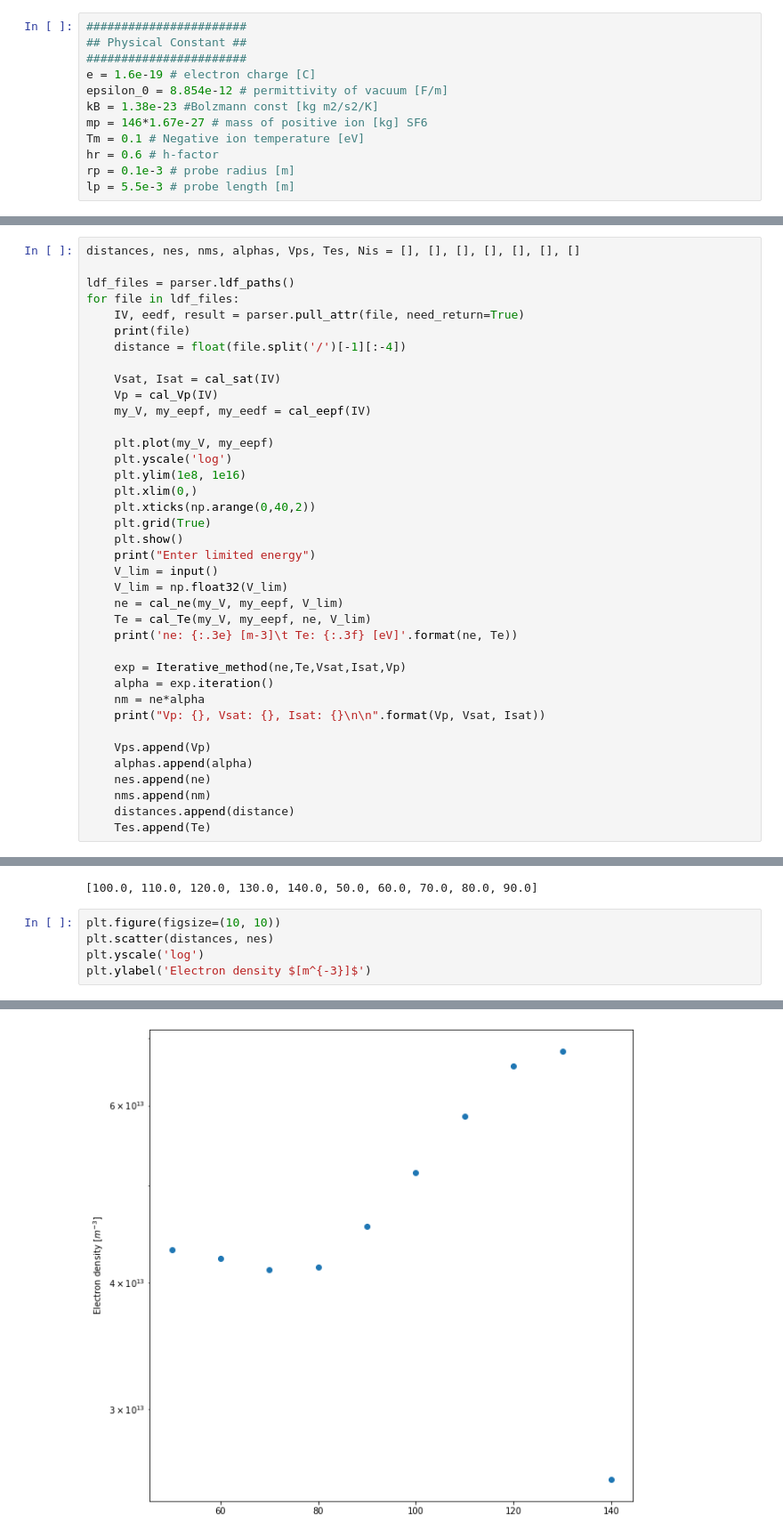
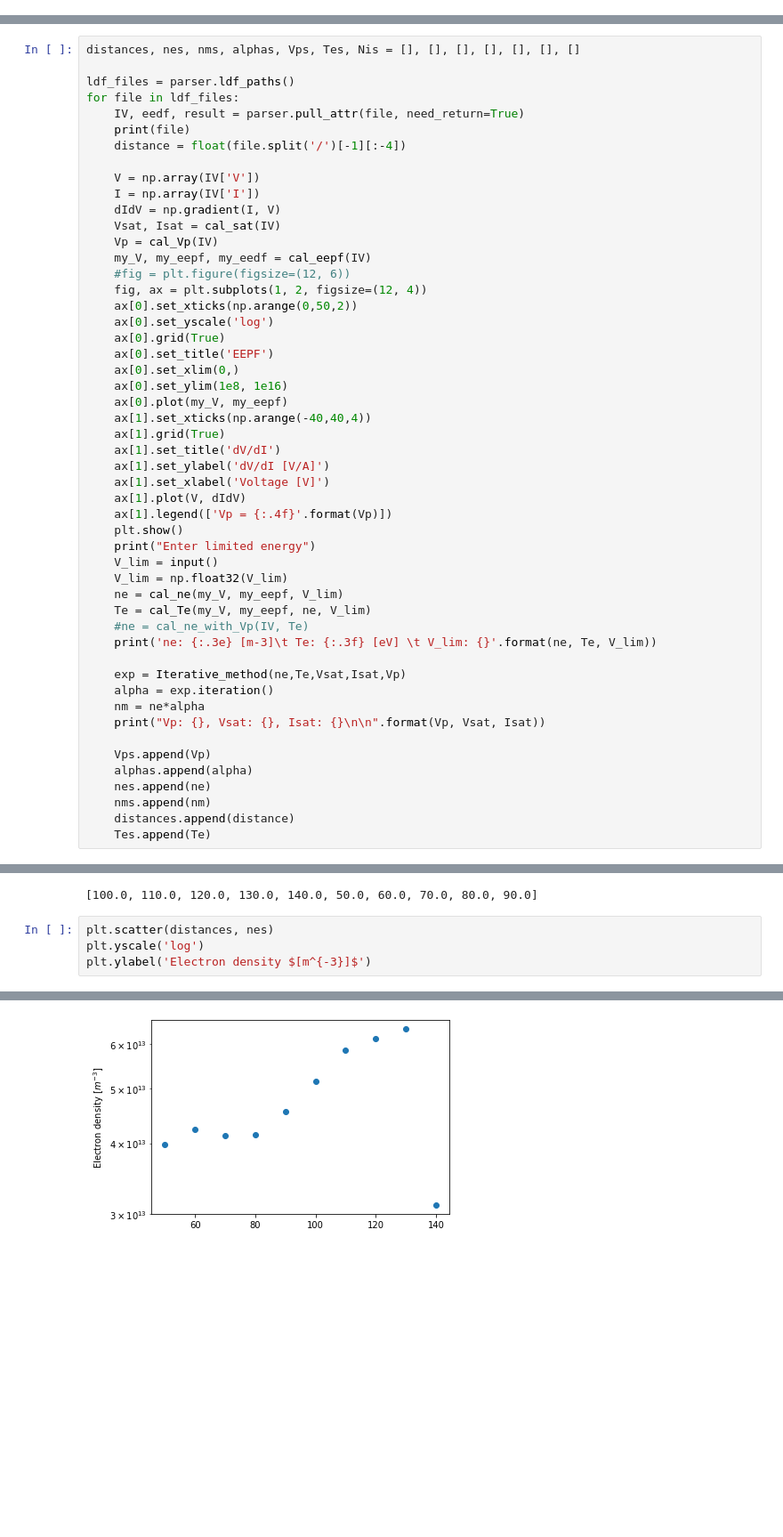
Before and after one commit to gunu0626/negative-ion, a Jupyter notebook: Iterative_method_final.ipynb, the cells around one changed output, grey strips where cells are left out. Shown at 89% size. Saved outputs shown, nothing was run; the diff lists cells and outputs as text; blank space fills up the shorter version.

```diff
--- a/Iterative_method_final.ipynb
+++ b/Iterative_method_final.ipynb
@@ -14,18 +14,6 @@ from const import *
 import matplotlib.pyplot as plt
 import ldfparser
 from scipy.integrate import solve_ivp
-# %%
-#######################
-## Physical Constant ##
-#######################
-e = 1.6e-19 # electron charge [C]
-epsilon_0 = 8.854e-12 # permittivity of vacuum [F/m]
-kB = 1.38e-23 #Bolzmann const [kg m2/s2/K]
-mp = 146*1.67e-27 # mass of positive ion [kg] SF6
-Tm = 0.1 # Negative ion temperature [eV]
-hr = 0.6 # h-factor
-rp = 0.1e-3 # probe radius [m]
-lp = 5.5e-3 # probe length [m]
 # %%
 class Iterative_method():
     def __init__(self, ne, Te, V_sat, I_sat, V_p):
@@ -134,23 +123,36 @@ for file in ldf_files:
     print(file)
     distance = float(file.split('/')[-1][:-4])
 
+    V = np.array(IV['V'])
+    I = np.array(IV['I'])
+    dIdV = np.gradient(I, V)
     Vsat, Isat = cal_sat(IV)
     Vp = cal_Vp(IV)
     my_V, my_eepf, my_eedf = cal_eepf(IV)
-
-    plt.plot(my_V, my_eepf)
-    plt.yscale('log')
-    plt.ylim(1e8, 1e16)
-    plt.xlim(0,)
-    plt.xticks(np.arange(0,40,2))
-    plt.grid(True)
+    #fig = plt.figure(figsize=(12, 6))
+    fig, ax = plt.subplots(1, 2, figsize=(12, 4))
+    ax[0].set_xticks(np.arange(0,50,2))
+    ax[0].set_yscale('log')
+    ax[0].grid(True)
+    ax[0].set_title('EEPF')
+    ax[0].set_xlim(0,)
+    ax[0].set_ylim(1e8, 1e16)
+    ax[0].plot(my_V, my_eepf)
+    ax[1].set_xticks(np.arange(-40,40,4))
+    ax[1].grid(True)
+    ax[1].set_title('dV/dI')
+    ax[1].set_ylabel('dV/dI [V/A]')
+    ax[1].set_xlabel('Voltage [V]')
+    ax[1].plot(V, dIdV)
+    ax[1].legend(['Vp = {:.4f}'.format(Vp)])
     plt.show()
     print("Enter limited energy")
     V_lim = input()
     V_lim = np.float32(V_lim)
     ne = cal_ne(my_V, my_eepf, V_lim)
     Te = cal_Te(my_V, my_eepf, ne, V_lim)
-    print('ne: {:.3e} [m-3]\t Te: {:.3f} [eV]'.format(ne, Te))
+    #ne = cal_ne_with_Vp(IV, Te)
+    print('ne: {:.3e} [m-3]\t Te: {:.3f} [eV] \t V_lim: {}'.format(ne, Te, V_lim))
 
     exp = Iterative_method(ne,Te,Vsat,Isat,Vp)
     alpha = exp.iteration()
@@ -289,11 +291,10 @@ distances
 # %% [output]
 [100.0, 110.0, 120.0, 130.0, 140.0, 50.0, 60.0, 70.0, 80.0, 90.0]
 # %%
-plt.figure(figsize=(10, 10))
 plt.scatter(distances, nes)
 plt.yscale('log')
 plt.ylabel('Electron density $[m^{-3}]$')
 # %% [output]
 Text(0, 0.5, 'Electron density $[m^{-3}]$')
-[figure, old version]
+[figure, new version]
 # %%
```
Also changed, not shown: parts of 13 cells of this notebook, 12 other files.
